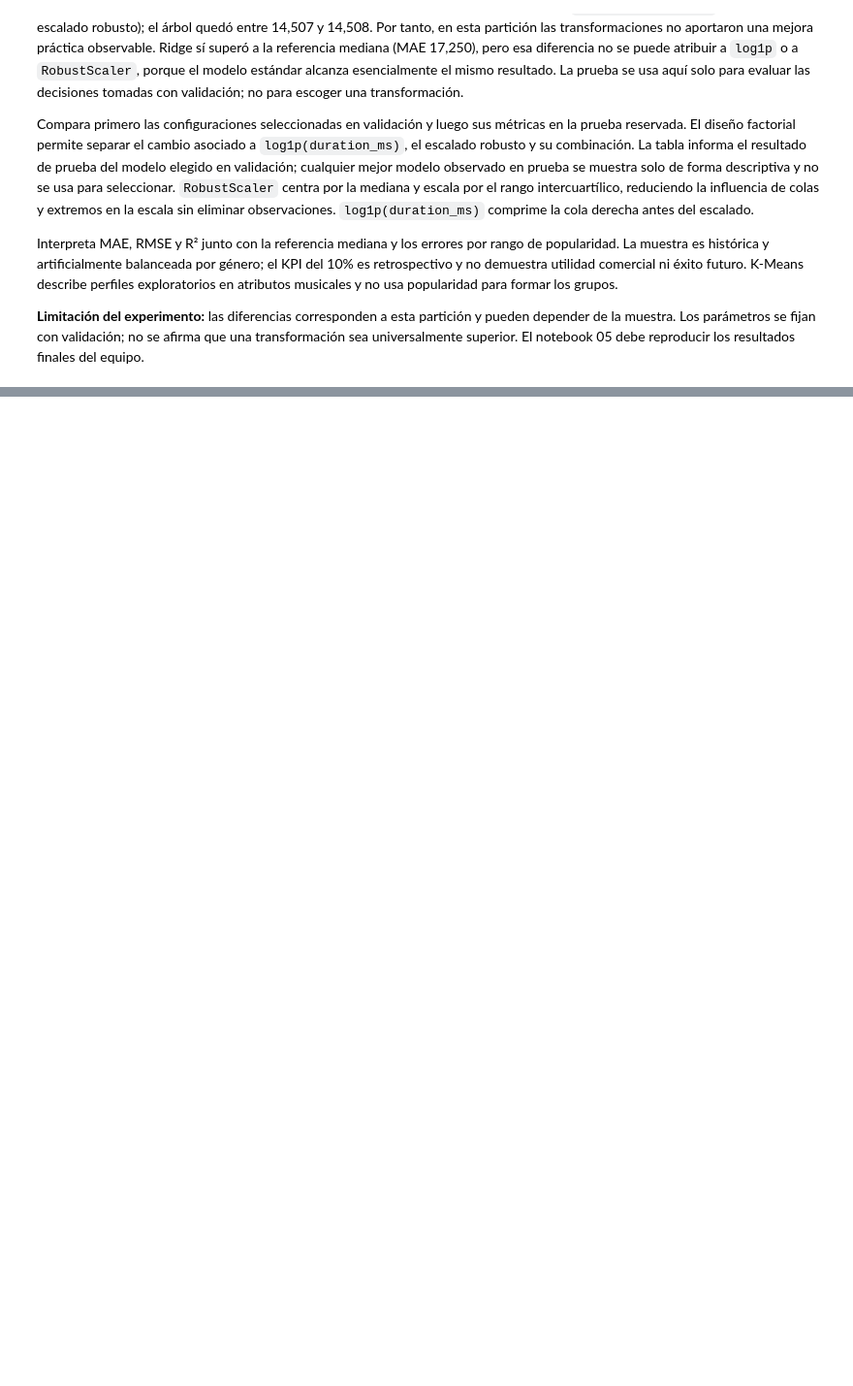
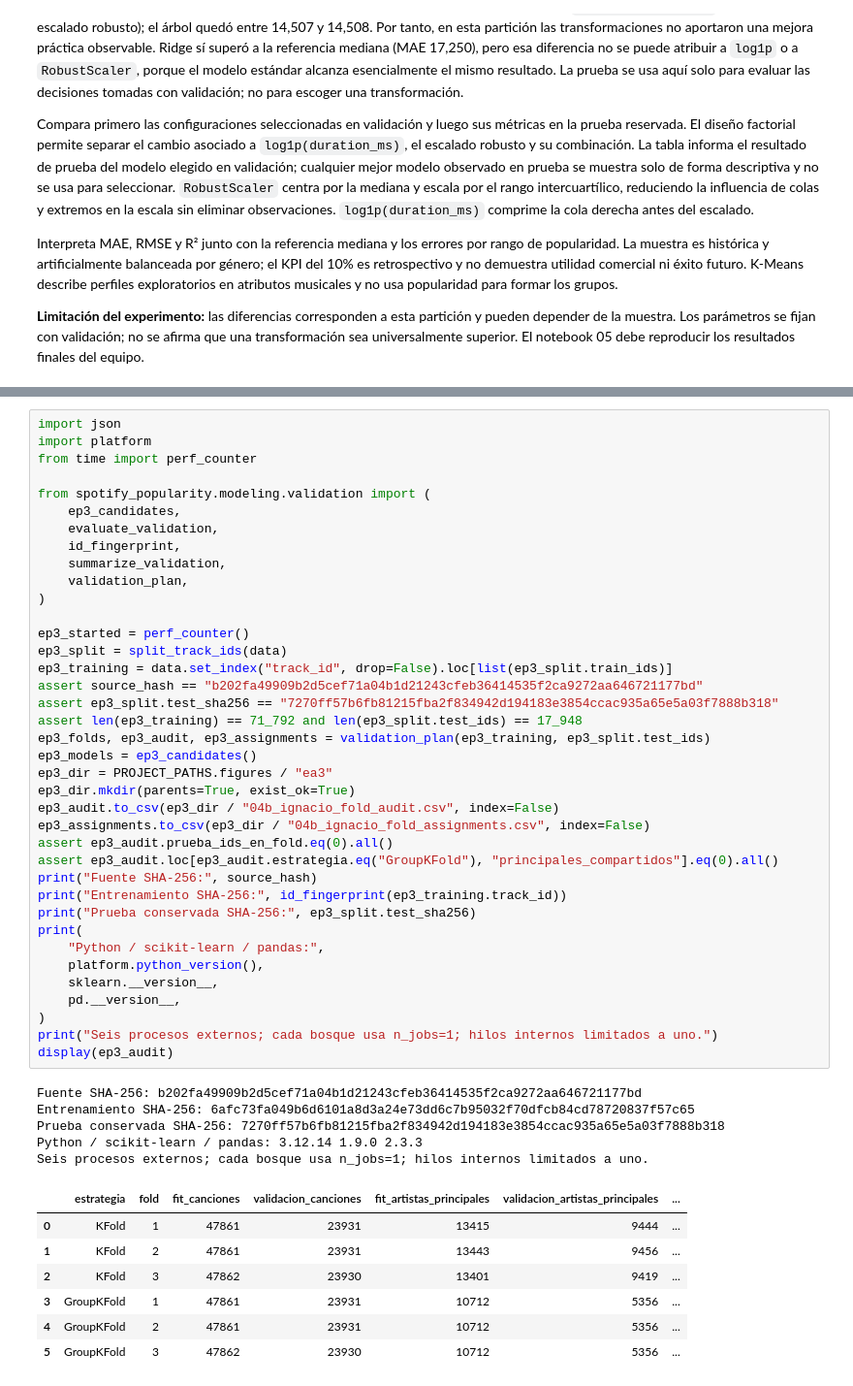
Before and after one commit to LucasMoncadaCL/spotify-popularity-analysis, a Jupyter notebook: notebooks/04b_modeling_ignacio.ipynb, the cells around one changed output, grey strips where cells are left out. Shown at 97% size. Saved outputs shown, nothing was run; the diff lists cells and outputs as text; blank space fills up the shorter version.

```diff
--- a/notebooks/04b_modeling_ignacio.ipynb
+++ b/notebooks/04b_modeling_ignacio.ipynb
@@ -762,0 +786,51 @@ Interpreta MAE, RMSE y R² junto con la referencia mediana y los errores por ran
+# %%
+import json
+import platform
+from time import perf_counter
+
+from spotify_popularity.modeling.validation import (
+    ep3_candidates,
+    evaluate_validation,
+    id_fingerprint,
+    summarize_validation,
+    validation_plan,
+)
+
+ep3_started = perf_counter()
+ep3_split = split_track_ids(data)
+ep3_training = data.set_index("track_id", drop=False).loc[list(ep3_split.train_ids)]
+assert source_hash == "b202fa49909b2d5cef71a04b1d21243cfeb36414535f2ca9272aa646721177bd"
+assert ep3_split.test_sha256 == "7270ff57b6fb81215fba2f834942d194183e3854ccac935a65e5a03f7888b318"
+assert len(ep3_training) == 71_792 and len(ep3_split.test_ids) == 17_948
+ep3_folds, ep3_audit, ep3_assignments = validation_plan(ep3_training, ep3_split.test_ids)
+ep3_models = ep3_candidates()
+ep3_dir = PROJECT_PATHS.figures / "ea3"
+ep3_dir.mkdir(parents=True, exist_ok=True)
+ep3_audit.to_csv(ep3_dir / "04b_ignacio_fold_audit.csv", index=False)
+ep3_assignments.to_csv(ep3_dir / "04b_ignacio_fold_assignments.csv", index=False)
+assert ep3_audit.prueba_ids_en_fold.eq(0).all()
+assert ep3_audit.loc[ep3_audit.estrategia.eq("GroupKFold"), "principales_compartidos"].eq(0).all()
+print("Fuente SHA-256:", source_hash)
+print("Entrenamiento SHA-256:", id_fingerprint(ep3_training.track_id))
+print("Prueba conservada SHA-256:", ep3_split.test_sha256)
+print(
+    "Python / scikit-learn / pandas:",
+    platform.python_version(),
+    sklearn.__version__,
+    pd.__version__,
+)
+print("Seis procesos externos; cada bosque usa n_jobs=1; hilos internos limitados a uno.")
+display(ep3_audit)
+# %% [output]
+Fuente SHA-256: b202fa49909b2d5cef71a04b1d21243cfeb36414535f2ca9272aa646721177bd
+Entrenamiento SHA-256: 6afc73fa049b6d6101a8d3a24e73dd6c7b95032f70dfcb84cd78720837f57c65
+Prueba conservada SHA-256: 7270ff57b6fb81215fba2f834942d194183e3854ccac935a65e5a03f7888b318
+Python / scikit-learn / pandas: 3.12.14 1.9.0 2.3.3
+Seis procesos externos; cada bosque usa n_jobs=1; hilos internos limitados a uno.
+|  | estrategia | fold | fit_canciones | validacion_canciones | fit_artistas_principales | validacion_artistas_principales | ... |
+| 0 | KFold | 1 | 47861 | 23931 | 13415 | 9444 | ... |
+| 1 | KFold | 2 | 47861 | 23931 | 13443 | 9456 | ... |
+| 2 | KFold | 3 | 47862 | 23930 | 13401 | 9419 | ... |
+| 3 | GroupKFold | 1 | 47861 | 23931 | 10712 | 5356 | ... |
+| 4 | GroupKFold | 2 | 47861 | 23931 | 10712 | 5356 | ... |
+| 5 | GroupKFold | 3 | 47862 | 23930 | 10712 | 5356 | ... |
```
Also changed, not shown: parts of 8 cells of this notebook, 15 other files.
